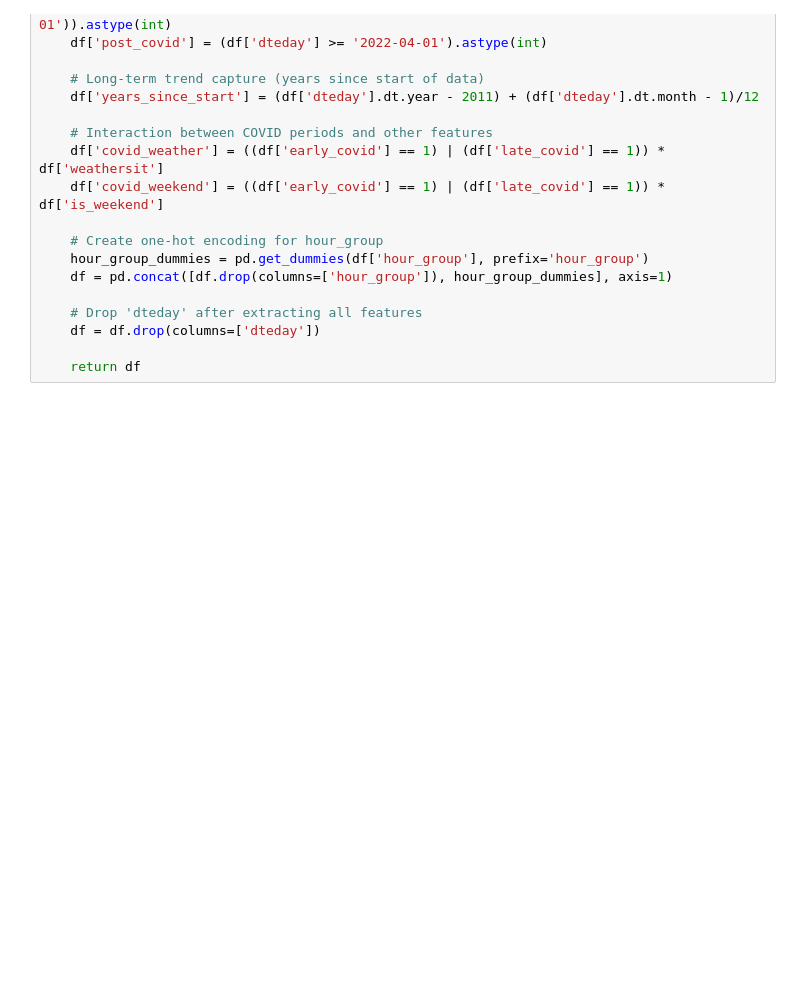
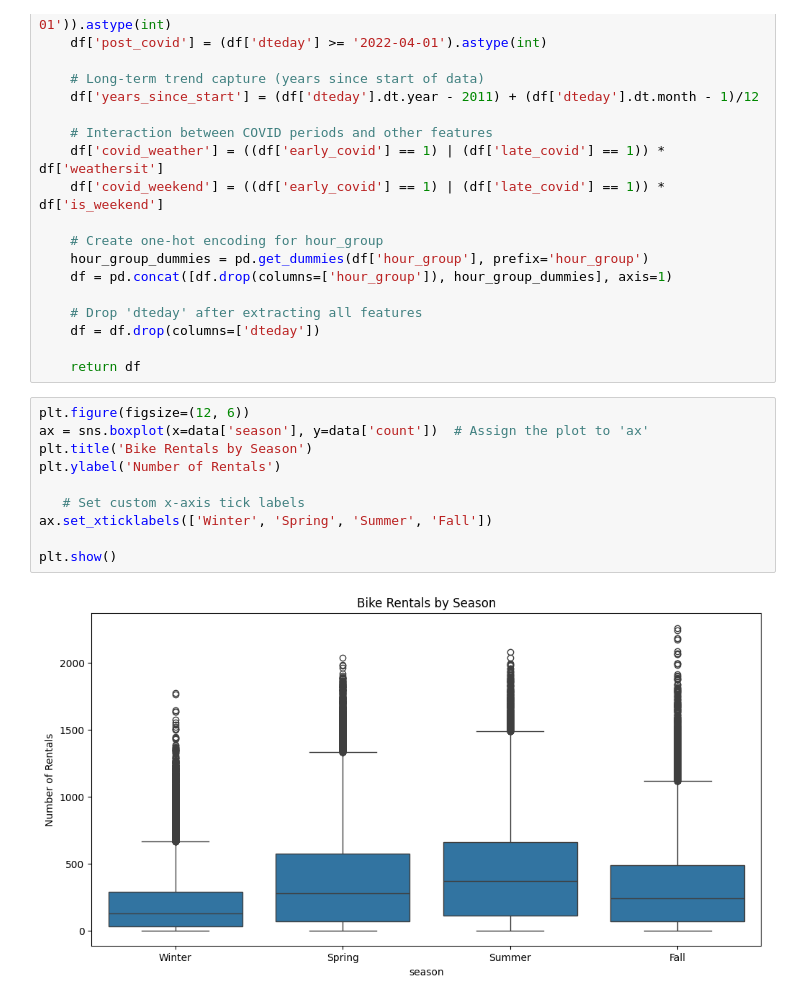
Before and after one commit to AlexJTStudent/AlexJStudent.github.io, a Jupyter notebook: Module4.ipynb, the cells around one changed output. Saved outputs shown, nothing was run; the diff lists cells and outputs as text; blank space fills up the shorter version.

```diff
--- a/Module4.ipynb
+++ b/Module4.ipynb
@@ -94,4 +94,16 @@ def engineer_features(df):
     df = df.drop(columns=['dteday'])
 
     return df
+# %%
+plt.figure(figsize=(12, 6))
+ax = sns.boxplot(x=data['season'], y=data['count'])  # Assign the plot to 'ax'
+plt.title('Bike Rentals by Season')
+plt.ylabel('Number of Rentals')
+
+   # Set custom x-axis tick labels
+ax.set_xticklabels(['Winter', 'Spring', 'Summer', 'Fall'])
+
+plt.show()
+# %% [output]
+[figure, added]
 # %%
```
Also changed, not shown: parts of 6 cells of this notebook.
